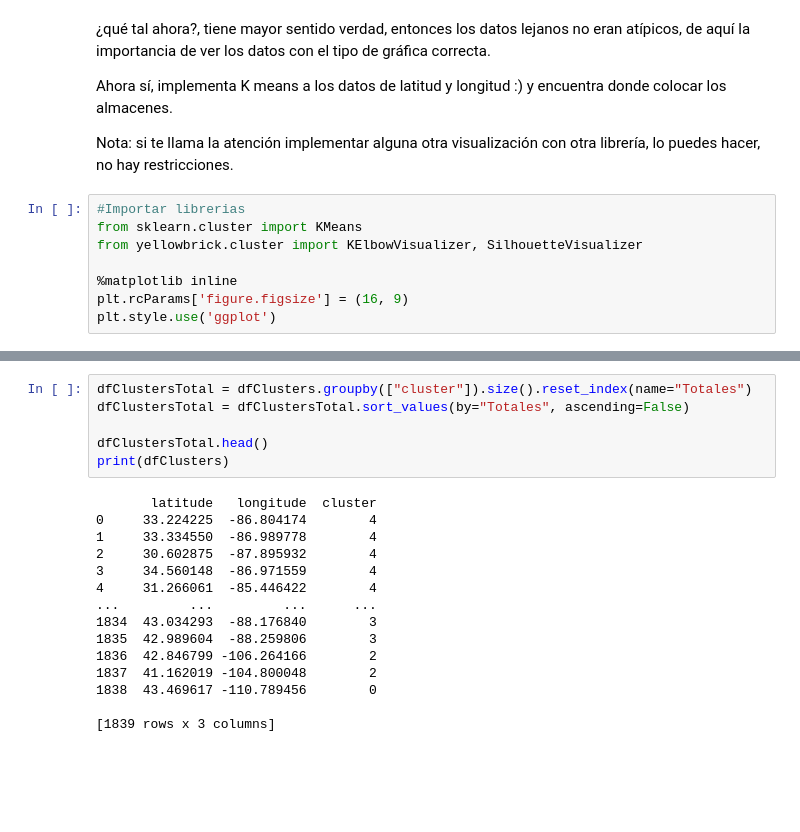
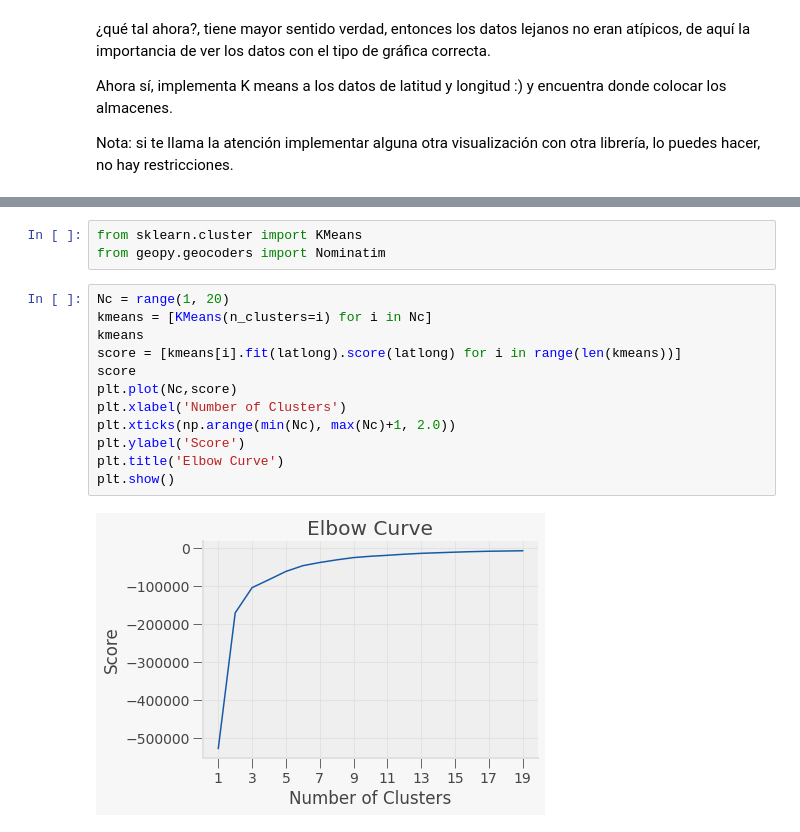
Before and after one commit to PosgradoMNA/actividades-de-aprendizaje-DGarcia-A01086411, a Jupyter notebook: Actividad_Semana_8_7_K_Means.ipynb, the cells around one changed output, grey strips where cells are left out. Drawn from its saved outputs; the diff is of its cells as text; blank space fills up the shorter version.

```diff
--- a/Actividad_Semana_8_7_K_Means.ipynb
+++ b/Actividad_Semana_8_7_K_Means.ipynb
@@ -214,11 +214,3 @@ plt.show()
 Ahora sí, implementa K means a los datos de latitud y longitud :) y encuentra donde colocar los almacenes.
 
 Nota: si te llama la atención implementar alguna otra visualización con otra librería, lo puedes hacer, no hay restricciones.
-# %%
-#Importar librerias
-from sklearn.cluster import KMeans
-from yellowbrick.cluster import KElbowVisualizer, SilhouetteVisualizer
-
-%matplotlib inline
-plt.rcParams['figure.figsize'] = (16, 9)
-plt.style.use('ggplot')
@@ -284,21 +217,17 @@ sil_visualizer.show()
-# %%
-dfClustersTotal = dfClusters.groupby(["cluster"]).size().reset_index(name="Totales")
-dfClustersTotal = dfClustersTotal.sort_values(by="Totales", ascending=False)
-
-dfClustersTotal.head()
-print(dfClusters)
-# %% [output]
-       latitude   longitude  cluster
-0     33.224225  -86.804174        4
-1     33.334550  -86.989778        4
-2     30.602875  -87.895932        4
-3     34.560148  -86.971559        4
-4     31.266061  -85.446422        4
-...         ...         ...      ...
-1834  43.034293  -88.176840        3
-1835  42.989604  -88.259806        3
-1836  42.846799 -106.264166        2
-1837  41.162019 -104.800048        2
-1838  43.469617 -110.789456        0
-
-[1839 rows x 3 columns]
+# %%
+from sklearn.cluster import KMeans
+from geopy.geocoders import Nominatim
+# %%
+Nc = range(1, 20)
+kmeans = [KMeans(n_clusters=i) for i in Nc]
+kmeans
+score = [kmeans[i].fit(latlong).score(latlong) for i in range(len(kmeans))]
+score
+plt.plot(Nc,score)
+plt.xlabel('Number of Clusters')
+plt.xticks(np.arange(min(Nc), max(Nc)+1, 2.0))
+plt.ylabel('Score')
+plt.title('Elbow Curve')
+plt.show()
+# %% [output]
+[figure, added]
```
Also changed, not shown: parts of 13 cells of this notebook.
